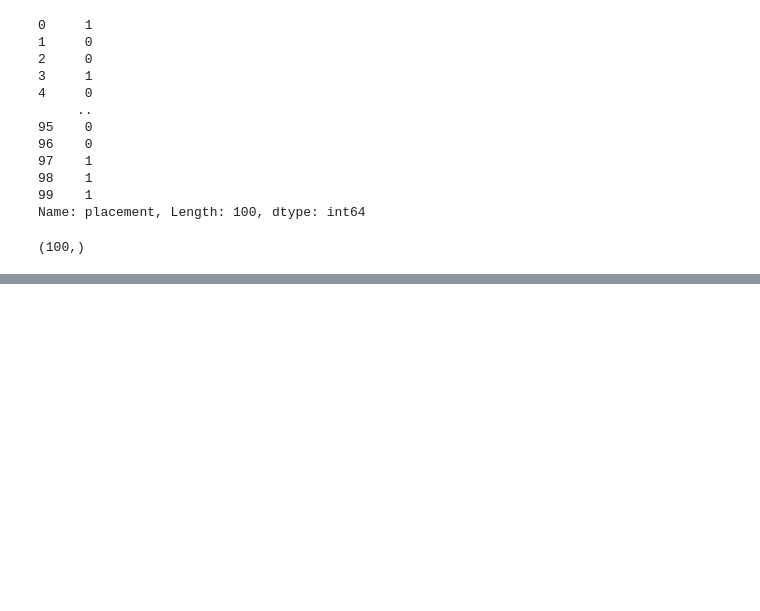
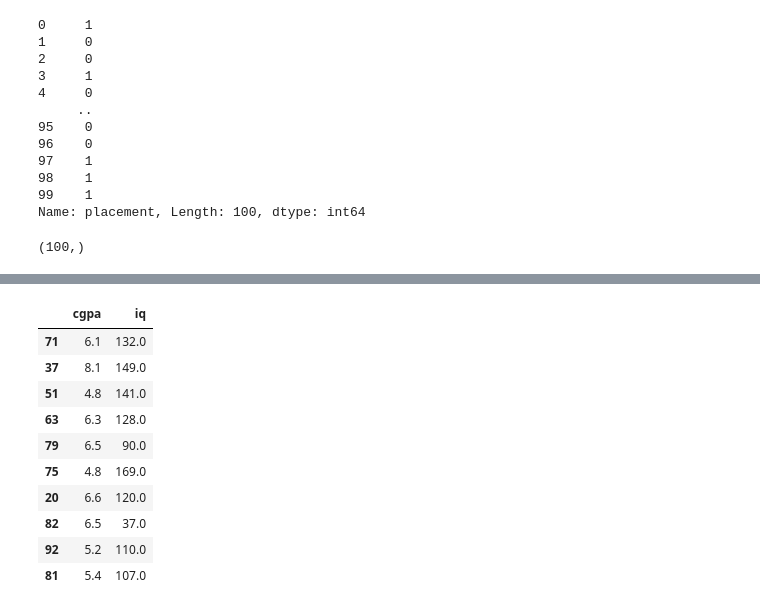
Before and after one commit to SparksFlash/placement-project-logistic-regression, a Jupyter notebook: end_to_end_ml.ipynb, the cells around one changed output, grey strips where cells are left out. Drawn from its saved outputs; the diff is of its cells as text; code cells hidden in the pictures; blank space fills up the shorter version.

```diff
--- a/end_to_end_ml.ipynb
+++ b/end_to_end_ml.ipynb
@@ -109,0 +123,14 @@ train_test_split(x,y,test_size = 0.1)
+# %%
+X_test
+# %% [output]
+|  | cgpa | iq |
+| 71 | 6.1 | 132.0 |
+| 37 | 8.1 | 149.0 |
+| 51 | 4.8 | 141.0 |
+| 63 | 6.3 | 128.0 |
+| 79 | 6.5 | 90.0 |
+| 75 | 4.8 | 169.0 |
+| 20 | 6.6 | 120.0 |
+| 82 | 6.5 | 37.0 |
+| 92 | 5.2 | 110.0 |
+| 81 | 5.4 | 107.0 |
```
Also changed, not shown: parts of 13 cells of this notebook.
